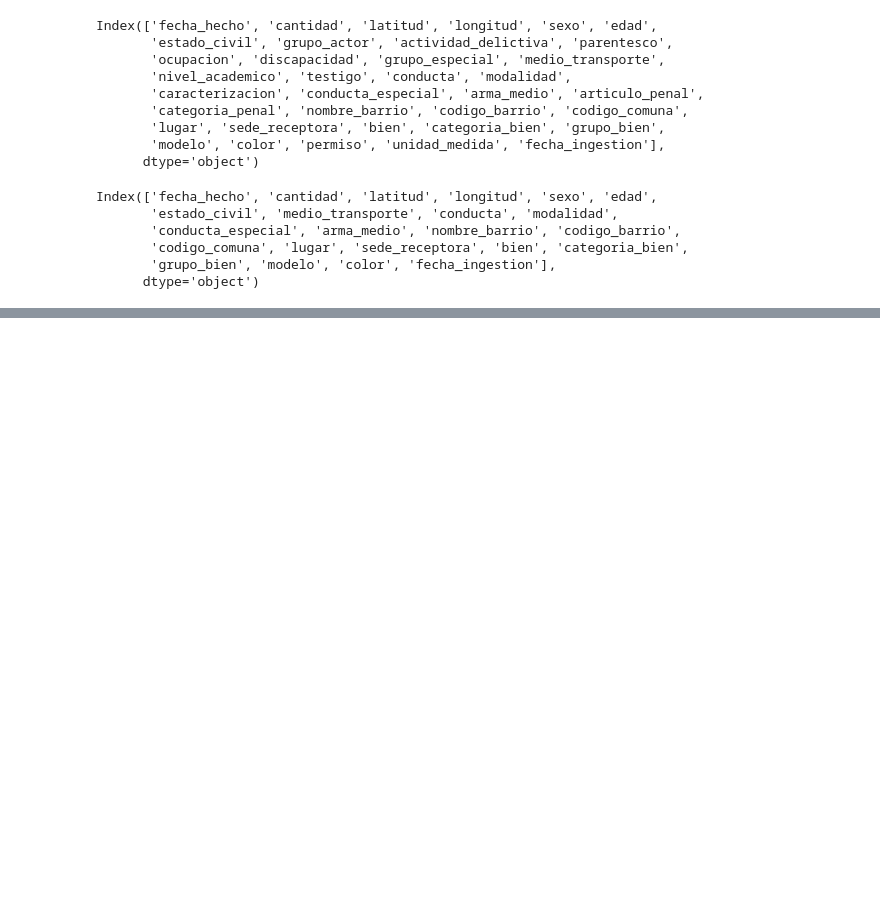
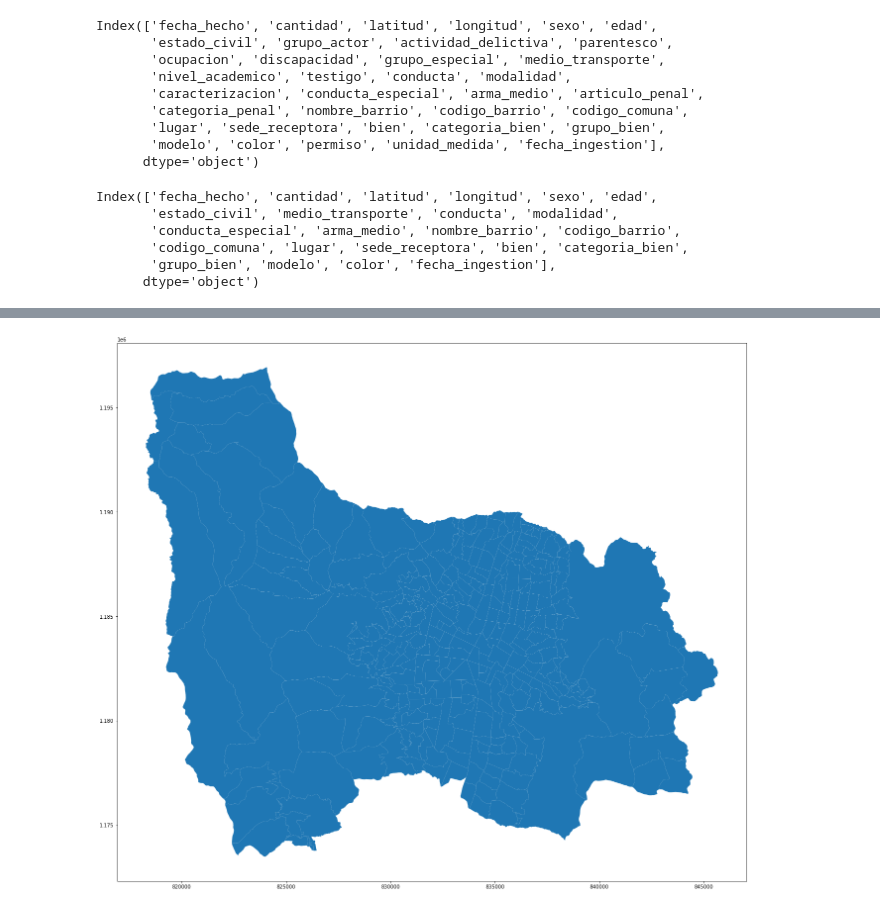
Before and after one commit to lmarenast/proyecto_seguridad_ciudadana, a Jupyter notebook: prueba.ipynb, the cells around one changed output, grey strips where cells are left out. Drawn from its saved outputs; the diff is of its cells as text; code cells hidden in the pictures; blank space fills up the shorter version.

Commit message:
Acercamiento a mapa de calor, con datos del portal MEData y GeoMedellín

```diff
--- a/prueba.ipynb
+++ b/prueba.ipynb
@@ -45,0 +35,7 @@ Index(['fecha_hecho', 'cantidad', 'latitud', 'longitud', 'sexo', 'edad',
+# %%
+nb = 'Datos\Shapefiles\BarriosMed\BarriosVeredasMed.shp'
+regions_df = gpd.read_file(nb)
+regions_df.plot(figsize=(40,20))
+plt.show()
+# %% [output]
+[figure, added]
```
Also changed, not shown: parts of 14 cells of this notebook, 18 other files.
